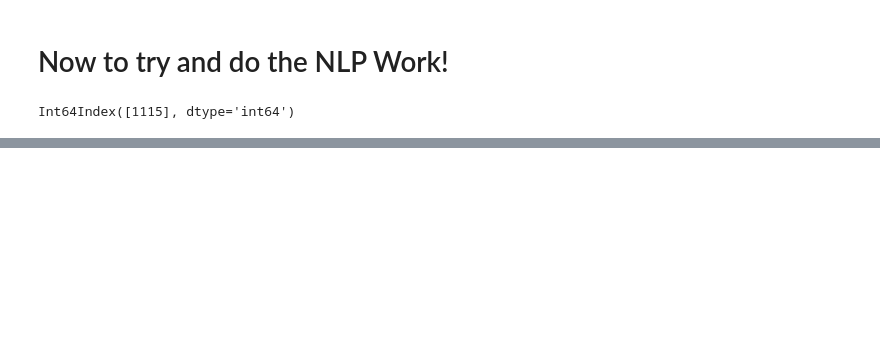
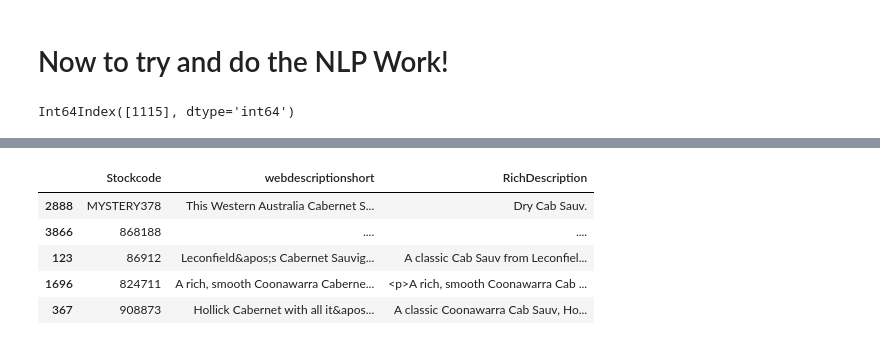
Before and after one commit to paneadie/dans, a Jupyter notebook: Dans4.ipynb, the cells around one changed output, grey strips where cells are left out. Cells and saved outputs as stored; diff of their text form; code cells hidden in the pictures; blank space fills up the shorter version.

```diff
--- a/Dans4.ipynb
+++ b/Dans4.ipynb
@@ -542,3 +590,13 @@ find_nearest_papers(1115, nn_fitted_web, tfidf_weights_web, tfidf_features_web,
+# %%
+#find_nearest_papers(1, nn_fitted_abs, tfidf_weights_abs, tfidf_features_abs, papers)['papers']
+find_nearest_papers(2888, nn_fitted_rich, tfidf_weights_rich, tfidf_features_rich, kept)['Wines']
+# %% [output]
+|  | Stockcode | webdescriptionshort | RichDescription |
+| 2888 | MYSTERY378 | This Western Australia Cabernet S... | Dry Cab Sauv. |
+| 3866 | 868188 | .... | .... |
+| 123 | 86912 | Leconfield&apos;s Cabernet Sauvig... | A classic Cab Sauv from Leconfiel... |
+| 1696 | 824711 | A rich, smooth Coonawarra Caberne... | <p>A rich, smooth Coonawarra Cab ... |
+| 367 | 908873 | Hollick Cabernet with all it&apos... | A classic Coonawarra Cab Sauv, Ho... |
 # %%
 
 #my_df_ohe.to_csv("OHE.csv")
```
Also changed, not shown: parts of 29 cells of this notebook, 2 other files.
